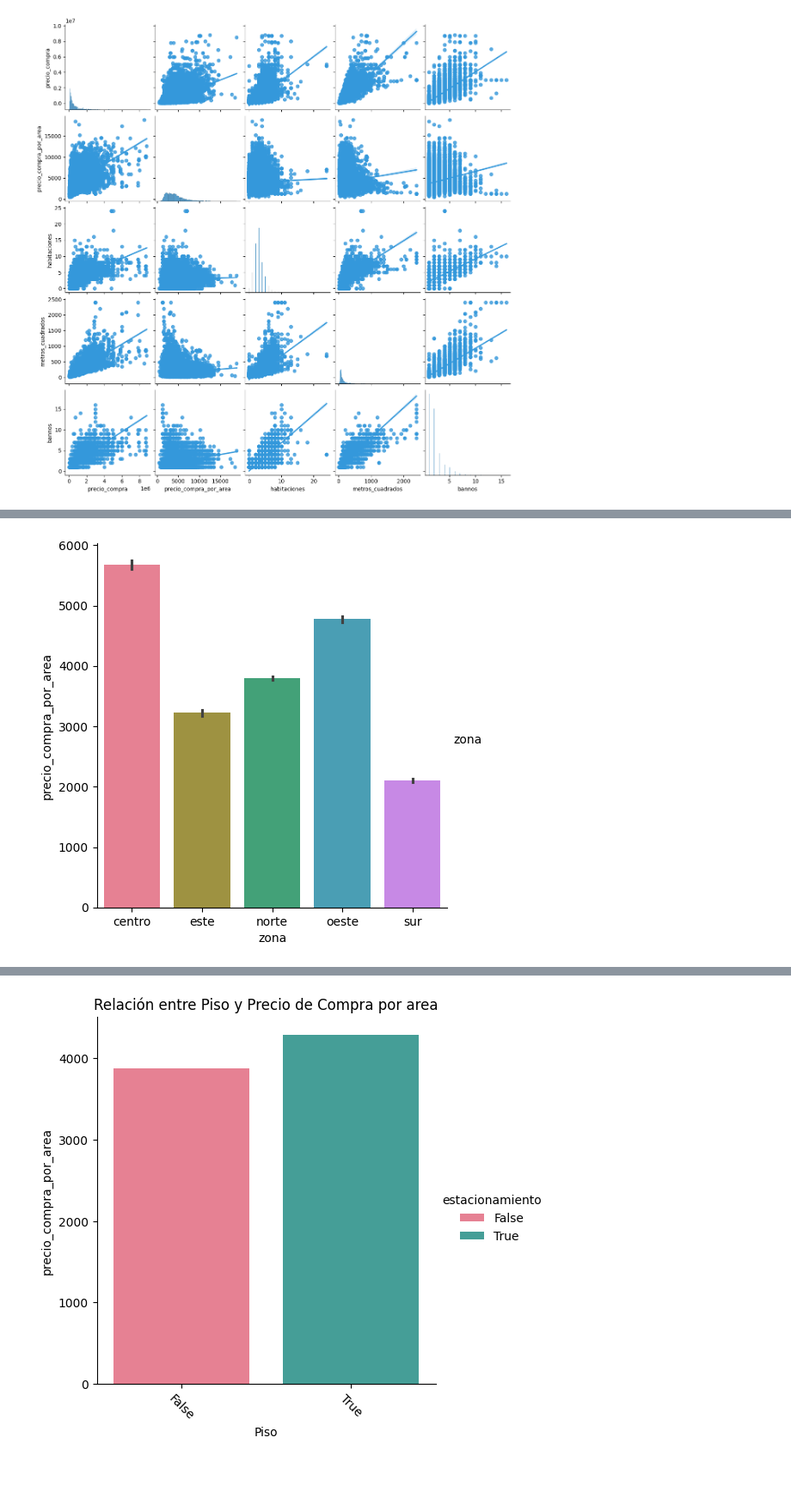
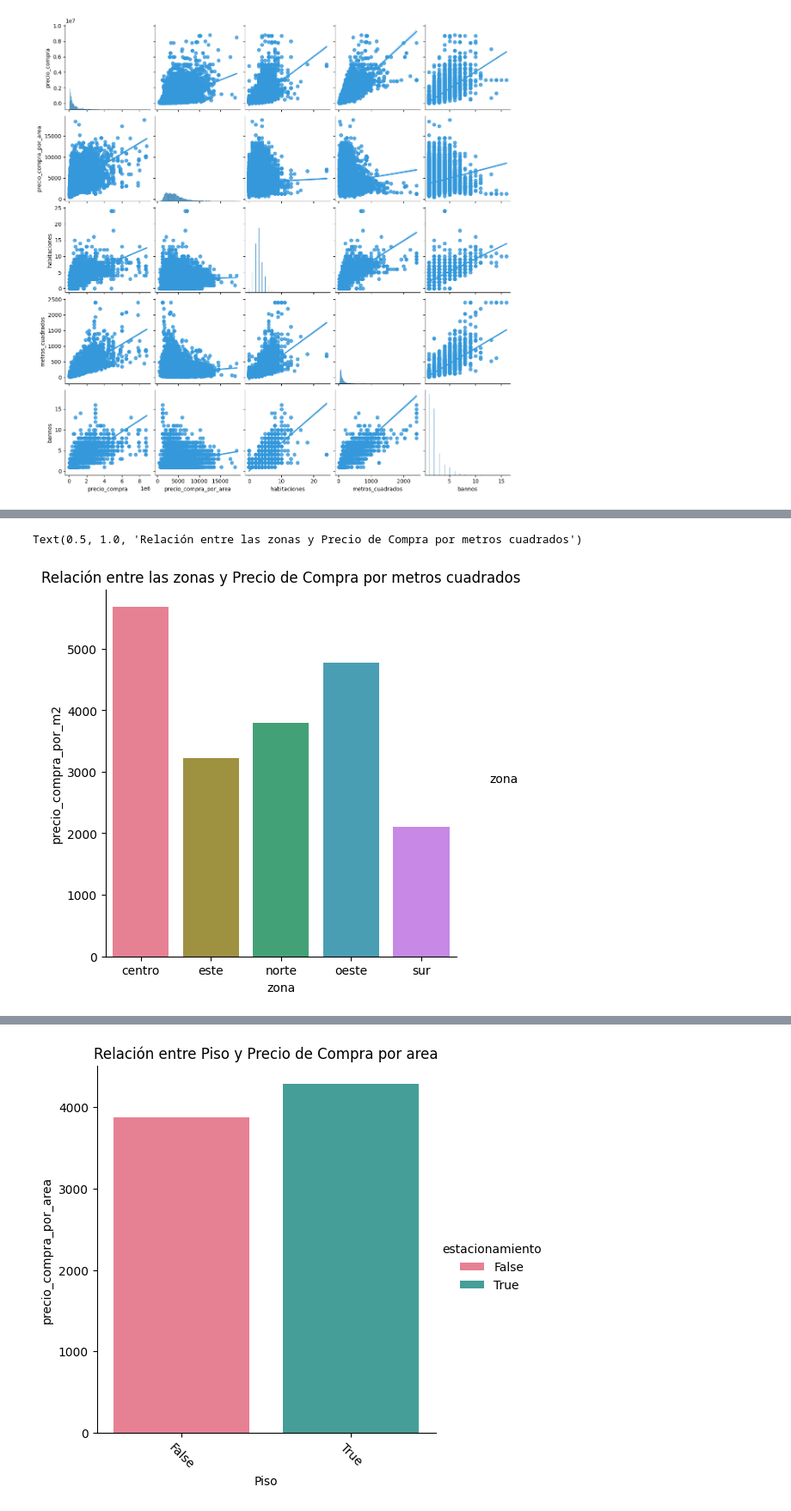
Before and after one commit to mariaortizz/DS_PT_09_2023, a Jupyter notebook: EDA/Madrid_real_state/limpieza_data_frame.ipynb, the cells around one changed output, grey strips where cells are left out. Shown at 86% size. Cells and saved outputs as stored; diff of their text form; code cells hidden in the pictures; blank space fills up the shorter version.

```diff
--- a/EDA/Madrid_real_state/limpieza_data_frame.ipynb
+++ b/EDA/Madrid_real_state/limpieza_data_frame.ipynb
@@ -45,7 +45,7 @@ def nombre_columnas(df):
                     'has_central_heating', 'has_individual_heating', 'has_lift', 'is_orientation_east', 'is_orientation_north', 'is_orientation_south', 'is_orientation_west'
                     ], axis=1, inplace = True)
 
-        df.columns = ['annio_construccion', 'precio_compra', 'precio_compra_por_area', 'cee',
+        df.columns = ['annio_construccion', 'precio_compra', 'precio_compra_por_m2', 'cee',
        'piso', 'balcon', 'armarios_empotrados', 'jardin', 'zonas_verdes',
        'estacionamiento', 'pileta',
        'trastero', 'terraza', 'tipo_inmueble',
@@ -415,7 +427,7 @@ def sacar_metros_cuadrados_nuevos(df):
     ''''Funcion para rellenar los valores nulos de los metros cuadrados en base a el precio por metro cuadrado'''
     try:
         df.drop(columns=['metros_cuadrados'], axis= 1, inplace=True)
-        df['metros_cuadrados'] = (df['precio_compra'] / df['precio_compra_por_area']).round()
+        df['metros_cuadrados'] = (df['precio_compra'] / df['precio_compra_por_m2']).round()
     except Exception as a:
         print(f"No pude tranformar el dataframe")
     return df
@@ -651,3 +649,5 @@ norte = ['Fuencarral, Madrid', 'Peñagrande, Madrid', 'Pilar, Madrid', 'Pinar de
 # %%
 funcion_lambda = lambda x: 'sur' if x in sur else ('este' if x in este else ('centro' if x in centro else ('oeste' if x in oeste else 'norte')))
 df['zona'] = df['ubicacion'].apply(funcion_lambda)
+# %%
+df_zonas = df.groupby('zona', as_index=False).mean()
@@ -654,8 +663,10 @@ df['zona'] = df['ubicacion'].apply(funcion_lambda)
 # %%
-ax = sns.catplot(x = 'zona', y='precio_compra_por_area', hue = 'zona', kind= 'bar', palette='husl',
-            data=df.sort_values(by='zona'));
+ax = sns.catplot(x = 'zona', y='precio_compra_por_m2', hue = 'zona', kind= 'bar', palette='husl',
+            data=df_zonas);
+plt.title('Relación entre las zonas y Precio de Compra por metros cuadrados')
 # %% [output]
+Text(0.5, 1.0, 'Relación entre las zonas y Precio de Compra por metros cuadrados')
-[figure, old version]
+[figure, new version]
 # %%
 centro
 # %% [output]
```
Also changed, not shown: parts of 25 cells of this notebook, 1 other file.
